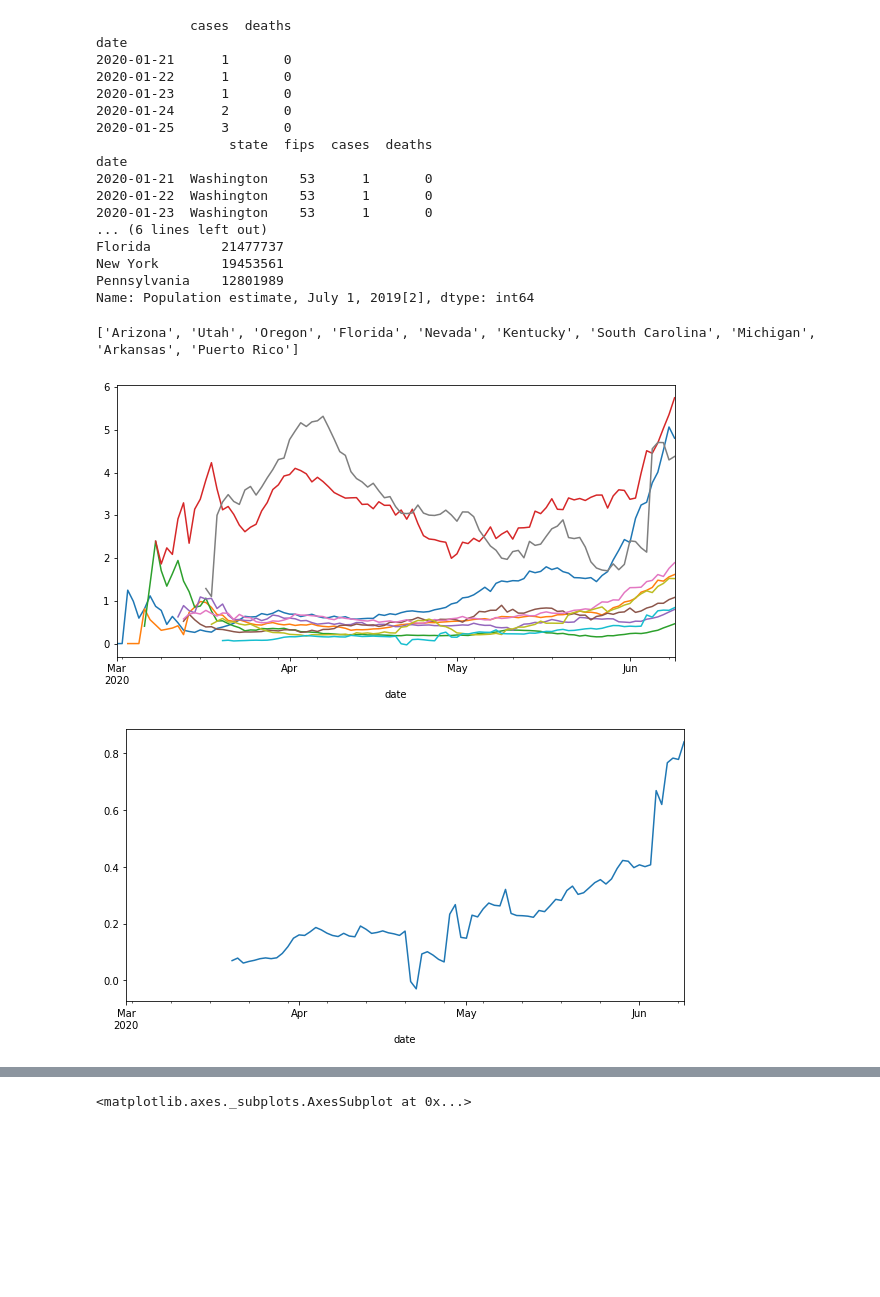
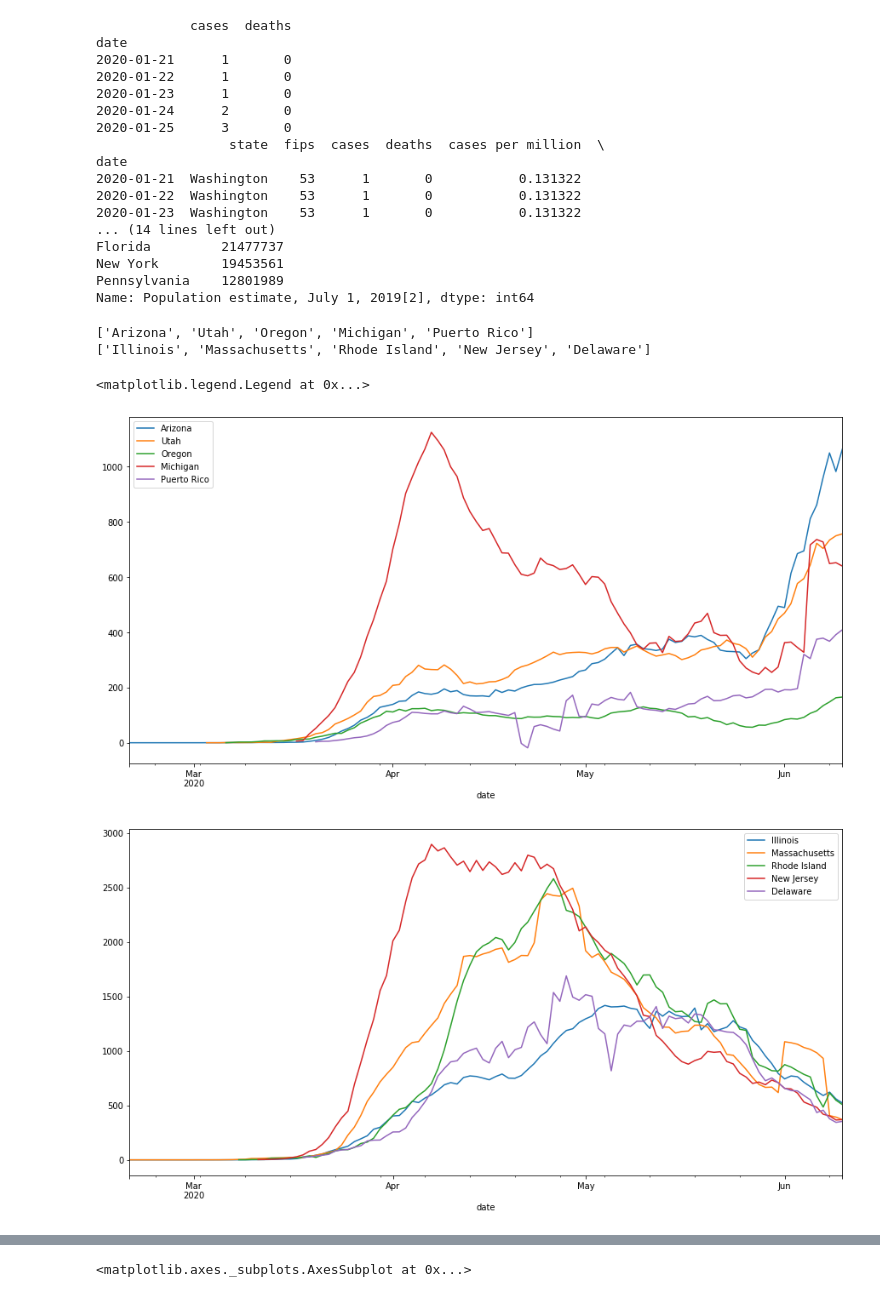
Before and after one commit to dviabhav/NYTCovidData, a Jupyter notebook: Covid19 file.ipynb, the cells around one changed output, grey strips where cells are left out. Saved outputs shown, nothing was run; the diff lists cells and outputs as text; code cells hidden in the pictures; blank space fills up the shorter version.

```diff
--- a/Covid19 file.ipynb
+++ b/Covid19 file.ipynb
@@ -21,10 +21,21 @@ raw_states = pd.read_csv('https://raw.githubusercontent.com/nytimes/covid-19-dat
 population = pd.read_html('https://simple.wikipedia.org/wiki/List_of_U.S._states_by_population')[0].set_index(['State'])
 population = population["Population estimate, July 1, 2019[2]"]
 
+pop_dict = dict(population)
+pop_dict['Virgin Islands'] = pop_dict['U.S. Virgin Islands']
+
+raw_states['cases per million'] = raw_states.apply(lambda row: 1000000*row.cases/pop_dict[row.state], axis = 1)
+raw_states['deaths per million'] = raw_states.apply(lambda row: 1000000*row.deaths/pop_dict[row.state], axis = 1)
+
 print(raw_US.head())
 print(raw_states.head(), '\n')
 print(population.head())
-pop_dict = dict(population)
+
+list_of_states = raw_states['state'].unique()
+new_weekly_cases_state = {}
+percent_weekly_cases = {}
+change_in_new_cases = {}
+new_cases_per_mil = {}
 # %% [output]
             cases  deaths
 date
@@ -33,42 +44,49 @@ date
 2020-01-23      1       0
 2020-01-24      2       0
 2020-01-25      3       0
-                 state  fips  cases  deaths
+                 state  fips  cases  deaths  cases per million  \
 date
-2020-01-21  Washington    53      1       0
-2020-01-22  Washington    53      1       0
-2020-01-23  Washington    53      1       0
-... (6 lines left out)
+2020-01-21  Washington    53      1       0           0.131322
+2020-01-22  Washington    53      1       0           0.131322
+2020-01-23  Washington    53      1       0           0.131322
+... (14 lines left out)
 Florida         21477737
 New York        19453561
 Pennsylvania    12801989
 Name: Population estimate, July 1, 2019[2], dtype: int64
 # %%
-list_of_states = raw_states['state'].unique()
-new_weekly_cases_state = {}
-percent_weekly_cases = {}
-change_in_new_cases = {}
 for state in list_of_states:
-    total_case = round(100*raw_states.loc[raw_states['state'] == state].cases[-1]/raw_US.cases[-1], 4)
-    if total_case > 0.25:
-        new_weekly_cases_state[state] = raw_states.loc[raw_states['state'] == state].cases.diff(7)
-        percent_weekly_cases[state] = 100*raw_states.loc[raw_states['state'] == state].cases.diff(7)/raw_US.cases.diff(7)
-        change_in_new_cases[state] = 100*new_weekly_cases_state[state].diff(7)[-1]/new_weekly_cases_state[state][-8]
+    if state in population:
+        total_case = round(100*raw_states.loc[raw_states['state'] == state].cases[-1]/raw_US.cases[-1], 4)
+        if total_case > 0.25:
+            new_weekly_cases_state[state] = raw_states.loc[raw_states['state'] == state].cases.diff(7)
+            new_cases_per_mil[state] = raw_states.loc[raw_states['state'] == state]['cases per million'].diff(7)
+            percent_weekly_cases[state] = 100*raw_states.loc[raw_states['state'] == state].cases.diff(7)/raw_US.cases.diff(7)
+            #change_in_new_cases[state] = 100*new_cases_per_mil[state].diff(14)[-1]/new_cases_per_mil[state][-15]
+            change_in_new_cases[state] = 100*new_weekly_cases_state[state].diff(14)[-1]/new_weekly_cases_state[state][-15]
+
+
 
 order = list(change_in_new_cases.values())
 order.sort(reverse = True)
-top_10_states = [key for key, value in change_in_new_cases.items() if value in  order[:10] ]
+top_10_states = [key for key, value in change_in_new_cases.items() if value in order[:5] ]
+bottom_states = [key for key, value in change_in_new_cases.items() if value in order[-5:]]
+print(top_10_states)
+print(bottom_states)
 
-plt.figure(figsize = (10,5))
+plt.figure(figsize = (15,7.5))
 for st in top_10_states:
-    percent_weekly_cases[st]['2020-03-01':].plot()
+    new_cases_per_mil[st]['2020-02-20':].plot(label = st)
+plt.legend()
 
-plt.figure(figsize = (10,5))
-percent_weekly_cases['Puerto Rico']['2020-03-01':].plot()
-
-print(top_10_states)
+plt.figure(figsize = (15,7.5))
+for st in bottom_states:
+    new_cases_per_mil[st]['2020-02-20':].plot(label = st)
+plt.legend()
 # %% [output]
-['Arizona', 'Utah', 'Oregon', 'Florida', 'Nevada', 'Kentucky', 'South Carolina', 'Michigan', 'Arkansas', 'Puerto Rico']
+['Arizona', 'Utah', 'Oregon', 'Michigan', 'Puerto Rico']
+['Illinois', 'Massachusetts', 'Rhode Island', 'New Jersey', 'Delaware']
+<matplotlib.legend.Legend at 0x...>
-[figure, old version]
+[figure, new version]
-[figure, old version]
+[figure, new version]
 # %%
```
Also changed, not shown: parts of 5 cells of this notebook.
